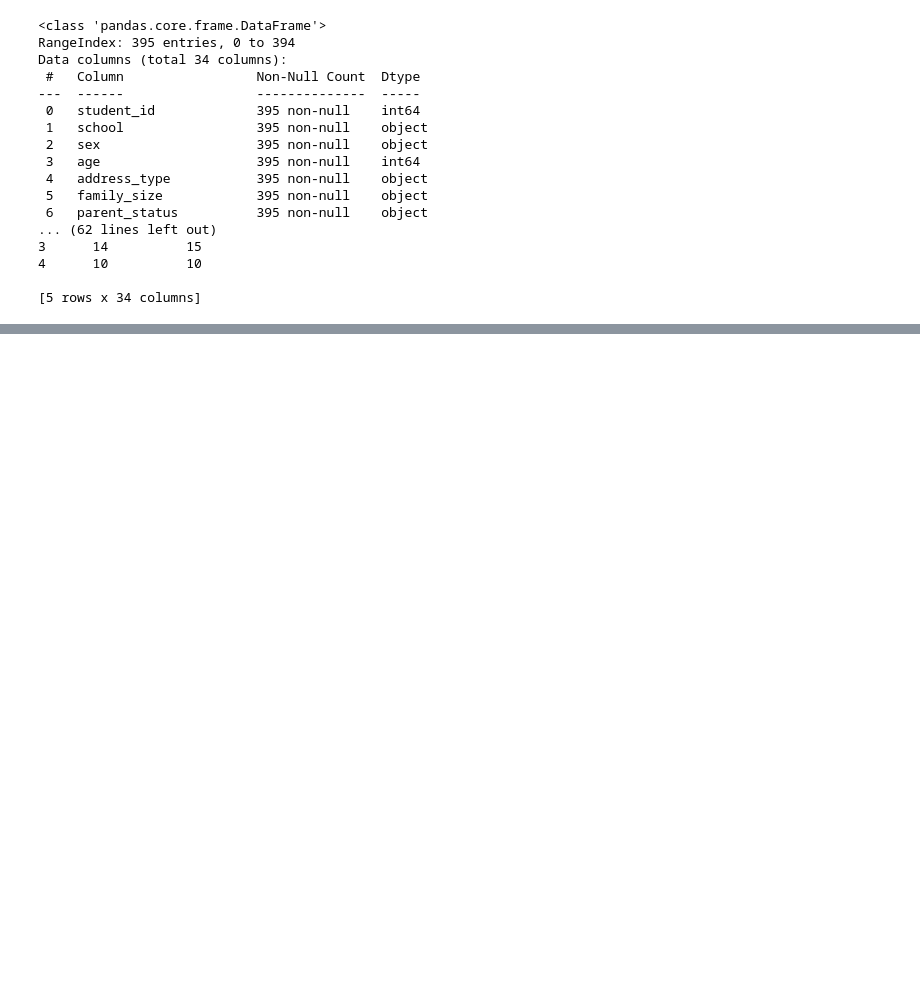
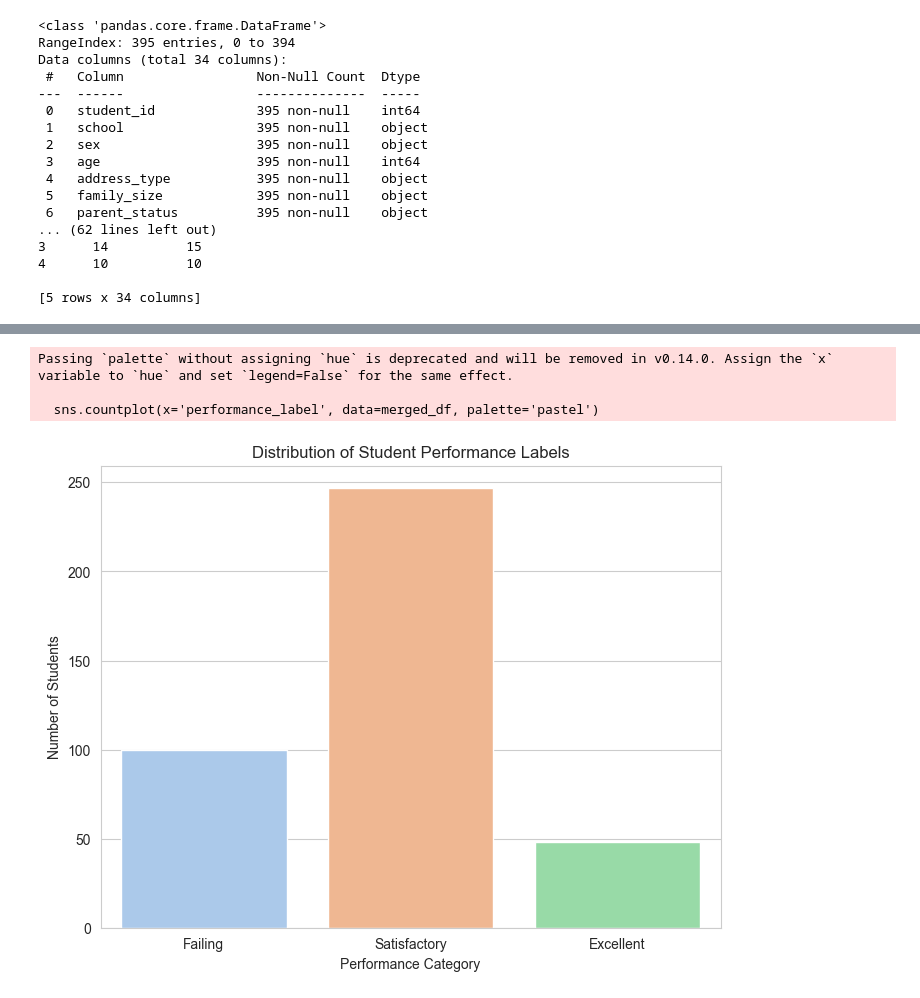
Before and after one commit to elaktif/student-performance-analysis, a Jupyter notebook: student_analysis.ipynb.ipynb, the cells around one changed output, grey strips where cells are left out. Saved outputs shown, nothing was run; the diff lists cells and outputs as text; code cells hidden in the pictures; blank space fills up the shorter version.

```diff
--- a/student_analysis.ipynb.ipynb
+++ b/student_analysis.ipynb.ipynb
@@ -92,0 +229,27 @@ Data columns (total 34 columns):
+# %%
+import os
+import seaborn as sns
+import matplotlib.pyplot as plt
+
+# Create images folder if it doesn't exist
+os.makedirs('./images', exist_ok=True)
+
+# Plot
+plt.figure(figsize=(8, 6))
+sns.countplot(x='performance_label', data=merged_df, palette='pastel')
+
+# Add labels and title
+plt.title('Distribution of Student Performance Labels')
+plt.xlabel('Performance Category')
+plt.ylabel('Number of Students')
+
+# Save plot
+plt.savefig('./images/performance_bar_chart.png', bbox_inches='tight')
+
+# Show plot
+plt.show()
+# %% [output]
+Passing `palette` without assigning `hue` is deprecated and will be removed in v0.14.0. Assign the `x` variable to `hue` and set `legend=False` for the same effect.
+
+  sns.countplot(x='performance_label', data=merged_df, palette='pastel')
+[figure, added]
```
Also changed, not shown: parts of 14 cells of this notebook, 6 other files.
